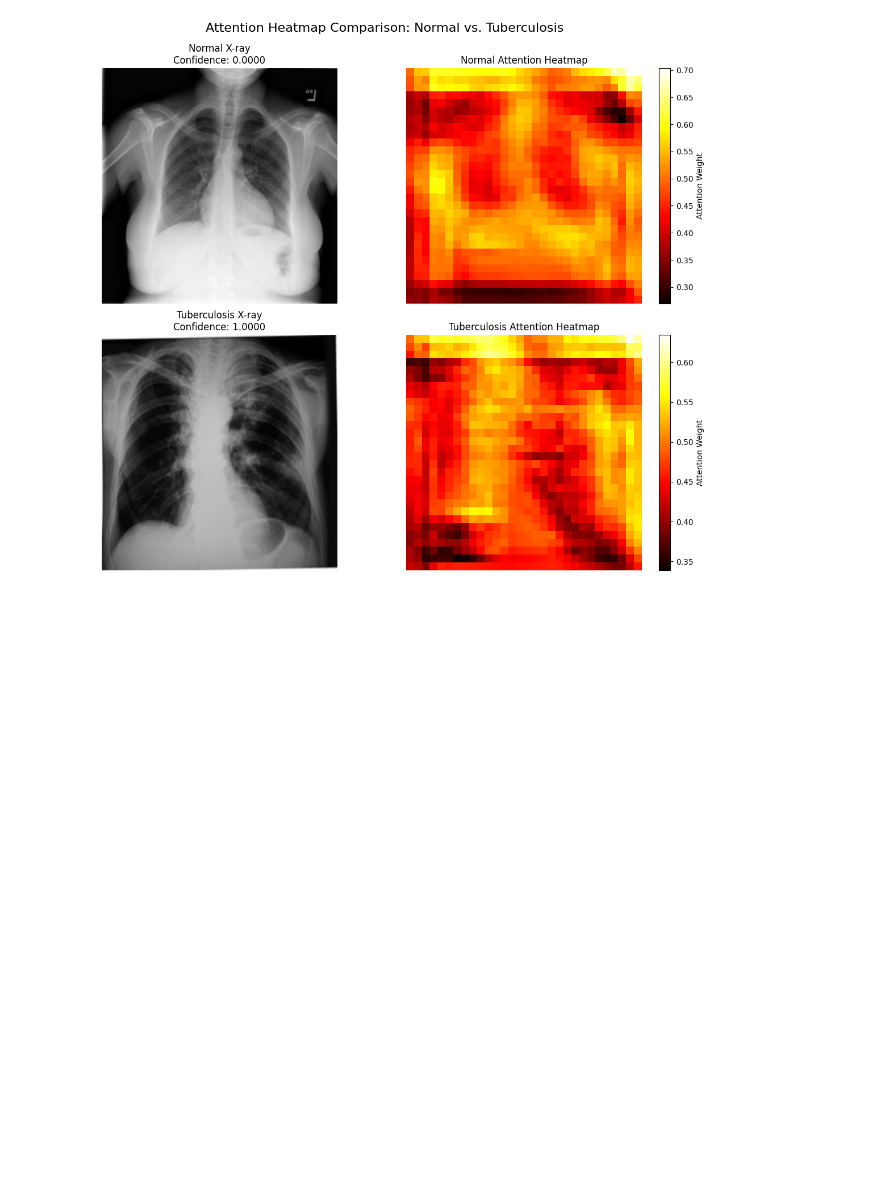
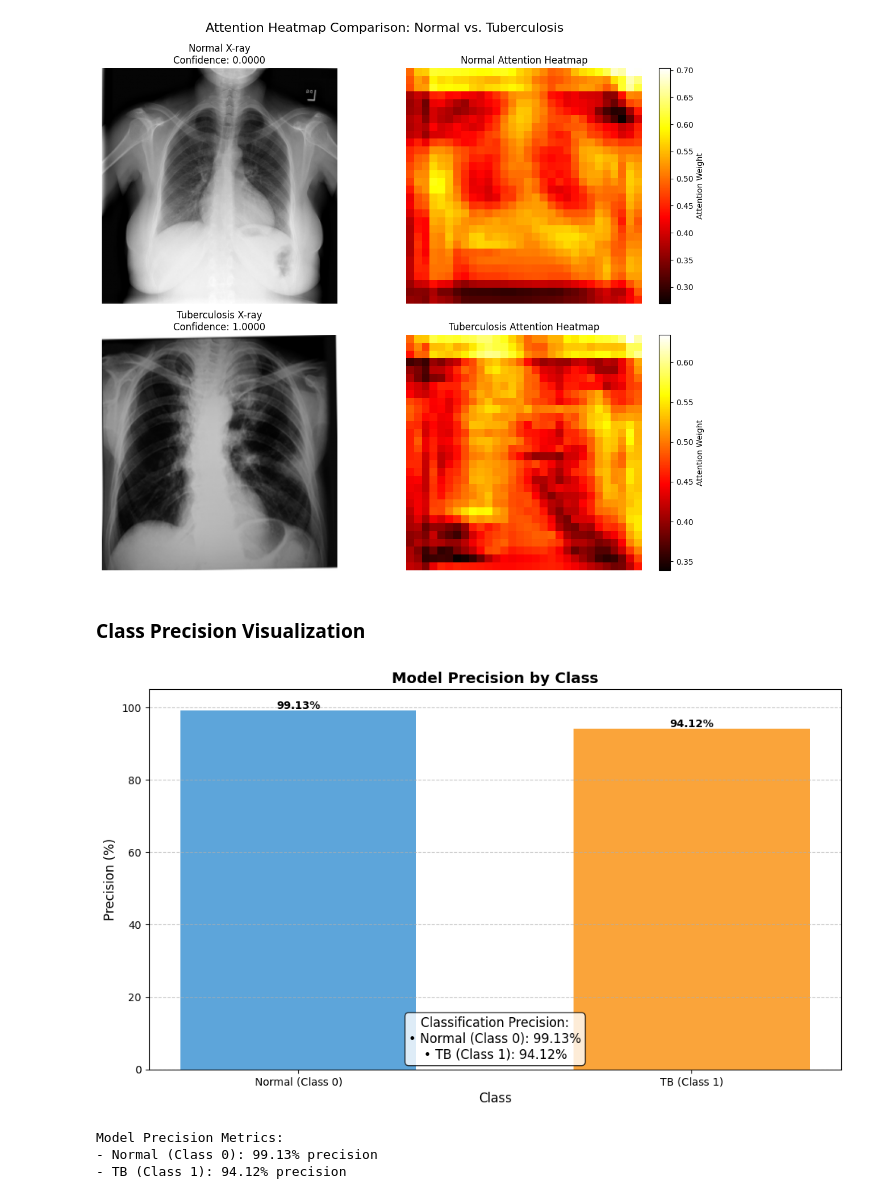
Before and after one commit to onethdias07/Clinician-Guided-Grad-CAM, a Jupyter notebook: model/tuberculosis-CNN-model.ipynb, the cells around one changed output. Saved outputs shown, nothing was run; the diff lists cells and outputs as text; code cells hidden in the pictures; blank space fills up the shorter version.

```diff
--- a/model/tuberculosis-CNN-model.ipynb
+++ b/model/tuberculosis-CNN-model.ipynb
@@ -829,3 +829,69 @@ plt.subplots_adjust(top=0.9)
 plt.show()
 # %% [output]
 [figure]
+# %% [markdown]
+### Class Precision Visualization
+# %%
+# Visualization of class precision metrics calculated from model predictions
+import matplotlib.pyplot as plt
+import numpy as np
+from sklearn.metrics import precision_score
+
+# Calculate precision for each class from model predictions
+overall_precision = precision_score(all_ground_truths, all_predictions, average=None)
+normal_precision = overall_precision[0] * 100  # Class 0 (Normal)
+tb_precision = overall_precision[1] * 100      # Class 1 (TB)
+
+# Alternative calculation from confusion matrix if needed
+cm = confusion_matrix(all_ground_truths, all_predictions)
+tn, fp, fn, tp = cm.ravel()
+normal_precision_cm = tn / (tn + fn) * 100 if (tn + fn) > 0 else 0
+tb_precision_cm = tp / (tp + fp) * 100 if (tp + fp) > 0 else 0
+
+# For visualization - use the precision_score results
+classes = ['Normal (Class 0)', 'TB (Class 1)']
+precision_values = [normal_precision, tb_precision]
+colors = ['#5DA5DA', '#FAA43A']  # Blue for Normal, Orange for TB
+
+# Create the visualization
+plt.figure(figsize=(10, 6))
+bars = plt.bar(classes, precision_values, color=colors, width=0.6)
+
+# Add percentage labels on bars
+for bar in bars:
+    height = bar.get_height()
+    plt.text(bar.get_x() + bar.get_width()/2., height + 0.5,
+             f'{height:.2f}%', ha='center', fontweight='bold')
+
+# Add labels and title
+plt.xlabel('Class', fontsize=12)
+plt.ylabel('Precision (%)', fontsize=12)
+plt.title('Model Precision by Class', fontsize=14, fontweight='bold')
+plt.ylim(0, 105)  # Set y-axis limit to accommodate text labels
+
+# Add grid lines for better readability
+plt.grid(axis='y', linestyle='--', alpha=0.7)
+
+# Add text box with precision information
+textstr = '\n'.join([
+    'Classification Precision:',
+    f'• Normal (Class 0): {normal_precision:.2f}%',
+    f'• TB (Class 1): {tb_precision:.2f}%'
+])
+props = dict(boxstyle='round', facecolor='white', alpha=0.8)
+plt.text(0.5, 0.02, textstr, transform=plt.gca().transAxes,
+         fontsize=12, verticalalignment='bottom', horizontalalignment='center',
+         bbox=props)
+
+plt.tight_layout()
+plt.show()
+
+# Print the calculated values
+print("Model Precision Metrics:")
+print(f"- Normal (Class 0): {normal_precision:.2f}% precision")
+print(f"- TB (Class 1): {tb_precision:.2f}% precision")
+# %% [output]
+[figure, added]
+Model Precision Metrics:
+- Normal (Class 0): 99.13% precision
+- TB (Class 1): 94.12% precision
```
Also changed, not shown: 2 other files.
